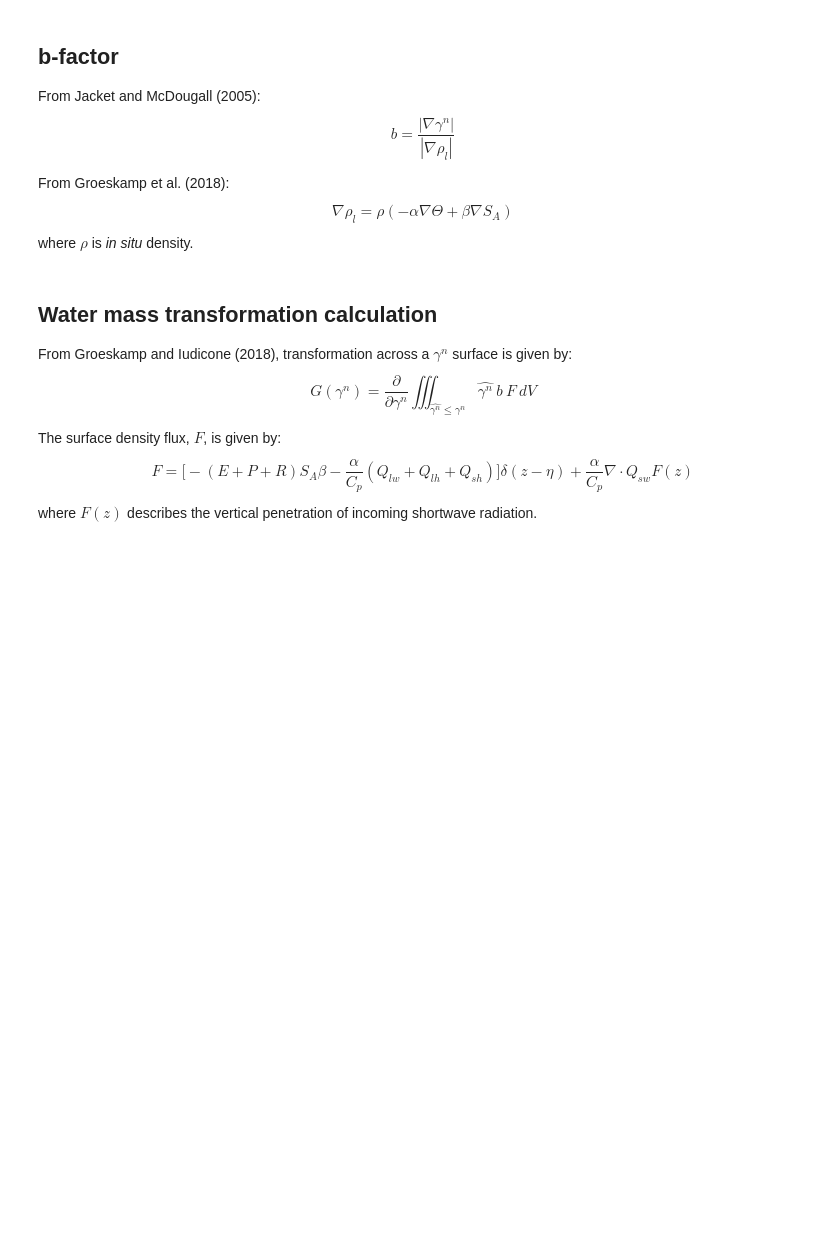
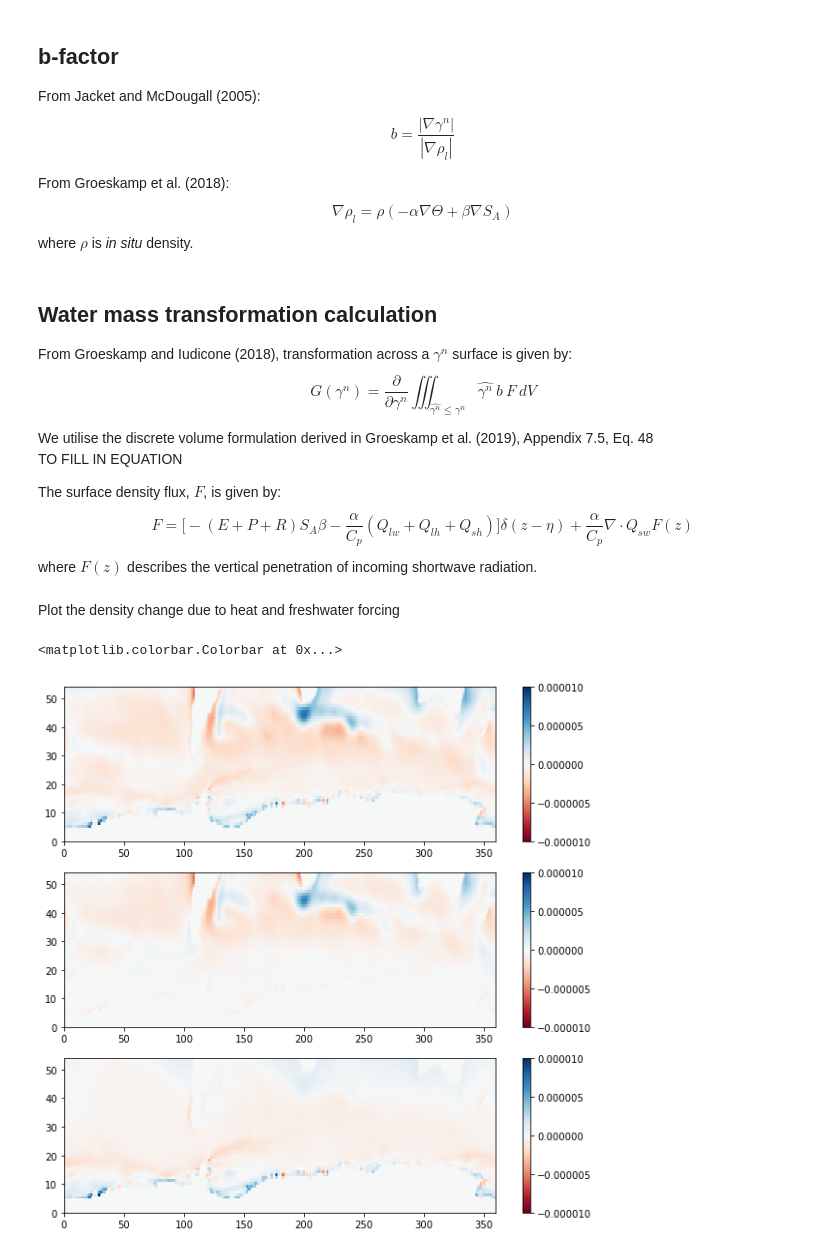
Before and after one commit to gmacgilchrist/so_decadal_variability, a Jupyter notebook: so_decadal-variability.ipynb, the cells around one changed output. Cells and saved outputs as stored; diff of their text form; code cells hidden in the pictures; blank space fills up the shorter version.

```diff
--- a/so_decadal-variability.ipynb
+++ b/so_decadal-variability.ipynb
@@ -62,18 +48,16 @@ h1 = 0.35
 h2 = 23
 
 # Calculate in 1D
-Fps77 = R*np.exp(-hydro_WOA.depth/h1)+(1-R)*np.exp(-hydro_WOA.depth/h2)
-# Replicate over grid
-Fps77 = Fps77*xr.ones_like(hydro_WOA.ct)
+depth_i_vals = np.append(grid.depth_bnds.isel(bnds=0), grid.depth_bnds.isel(bnds=1)[-1])
+depth_i = xr.DataArray(depth_i_vals,coords={'depth_i':depth_i_vals},dims={'depth_i'})
+Fps77 = R*np.exp(-depth_i/h1)+(1-R)*np.exp(-depth_i/h2)
 
 # Now get a 3D shortwave field
-Qsw3d = Qsw_ERA.sr*Fps77
+Qsw3d = Qsw.sr*Fps77
 # and take the divergence
 # (note that for taking the derivative, 'depth' must be positive upward, so reverse the sign)
 # (subsequently, reverse the sign so that it is consistent with the other variables)
-Qsw3d = Qsw3d.assign_coords(depth=-Qsw3d.depth)
-Qsw = Qsw3d.differentiate('depth')
-Qsw = Qsw.assign_coords(depth=-Qsw.depth)
+dQsw3d = -Qsw3d.diff('depth_i').rename({'depth_i':'depth'}).assign_coords(depth=grid.depth)/dz
 # %% [markdown]
 ## b-factor
 
@@ -128,6 +104,9 @@ b = calc_b(hydro_WOA.ct,hydro_WOA.sa,rho,hydro_WOA.alpha,hydro_WOA.beta,hydro_WO
 From Groeskamp and Iudicone (2018), transformation across a $\gamma^n$ surface is given by:
 $$ G(\gamma^n) = \frac{\partial}{\partial \gamma^n}\iiint_{\hat{\gamma^n}\leq\gamma^n} \hat{\gamma^n}\ b\ F\ dV $$
 
+We utilise the discrete volume formulation derived in Groeskamp et al. (2019), Appendix 7.5, Eq. 48
+TO FILL IN EQUATION
+
 The surface density flux, $F$, is given by:
 $$ F = \big[-(E+P+R)S_A\beta - \frac{\alpha}{C_p}(Q_{lw}+Q_{lh}+Q_{sh})\big]\delta(z-\eta) + \frac{\alpha}{C_p}\nabla \cdot Q_{sw} F(z) $$
 where $F(z)$ describes the vertical penetration of incoming shortwave radiation.
@@ -145,9 +124,9 @@ def calc_F(FW,Q,Qsw,S,alpha,beta,Cp=4200):
     return F, Fheat, Ffw
 # %%
 # Create a 3D mask with 1/dz in the surface and zero elsewhere
-mask = xr.zeros_like(hydro_WOA.ct)
-mask.loc[dict(depth=0)]=1/dz[0]
+mask = xr.zeros_like(ocean.ct)
+mask.loc[dict(depth=ocean.depth[0])]=1/dz[0]
 # Calculate the specific heat capacity of water
 
 # Calculate density flux
-F,Fheat,Ffw = calc_F(FW_ERA.fw*mask,Q_ERA.ht*mask,Qsw,hydro_WOA.sa,hydro_WOA.alpha,hydro_WOA.beta)
+F,Fheat,Ffw = calc_F(FW.fw*mask,Q.ht*mask,dQsw3d,ocean.sa,ocean.alpha,ocean.beta)
@@ -166 +133,14 @@ def calc_G(F,gamman,b,V,gn_edges):
+# %% [markdown]
+Plot the density change due to heat and freshwater forcing
+# %%
+fig,ax = plt.subplots(figsize=(10,10),nrows=3)
+im=ax[0].pcolormesh((F*dz).sum('depth').mean('time'),cmap='RdBu',vmin=-1E-5,vmax=1E-5)
+plt.colorbar(im,ax=ax[0])
+im=ax[1].pcolormesh((Fheat*dz).sum('depth').mean('time'),cmap='RdBu',vmin=-1E-5,vmax=1E-5)
+plt.colorbar(im,ax=ax[1])
+im=ax[2].pcolormesh((Ffw*dz).sum('depth').mean('time'),cmap='RdBu',vmin=-1E-5,vmax=1E-5)
+plt.colorbar(im,ax=ax[2])
+# %% [output]
+<matplotlib.colorbar.Colorbar at 0x...>
+[figure, added]
 # %%
```
Also changed, not shown: parts of 22 cells of this notebook.
